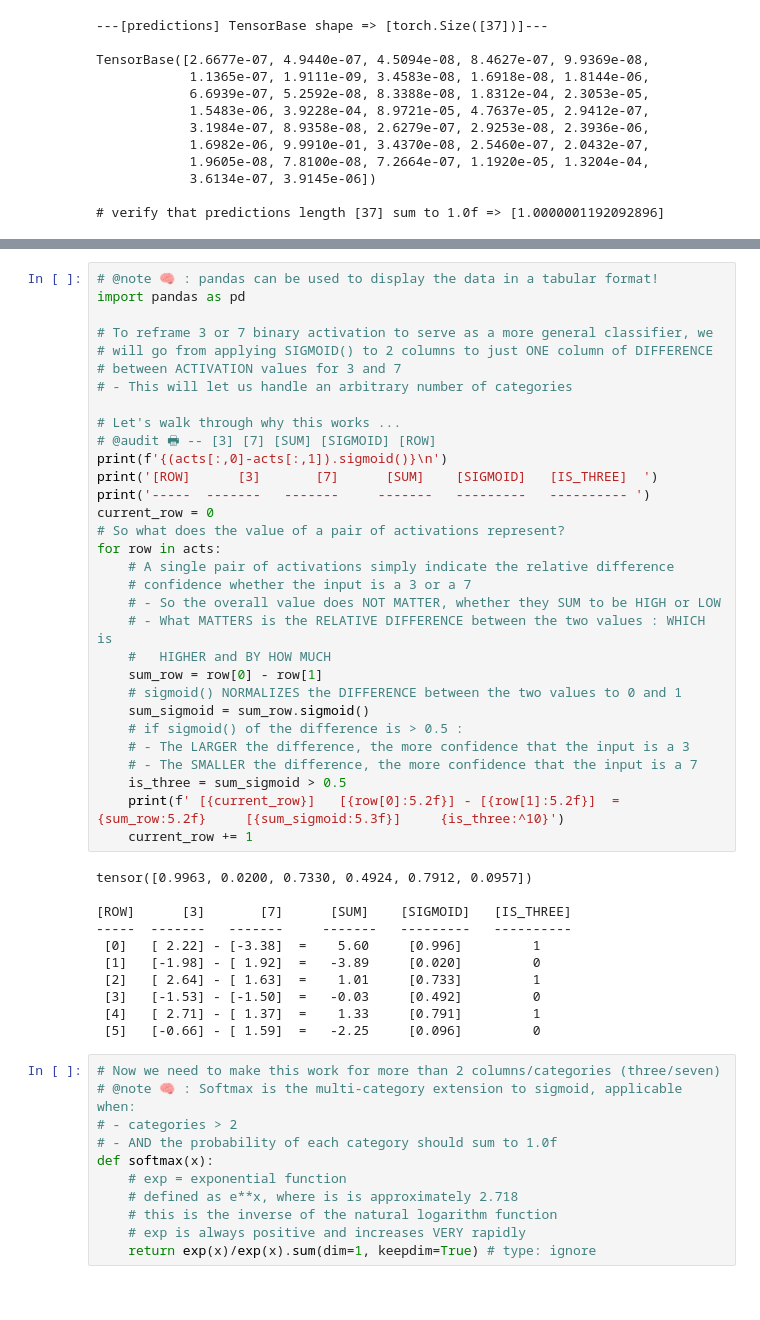
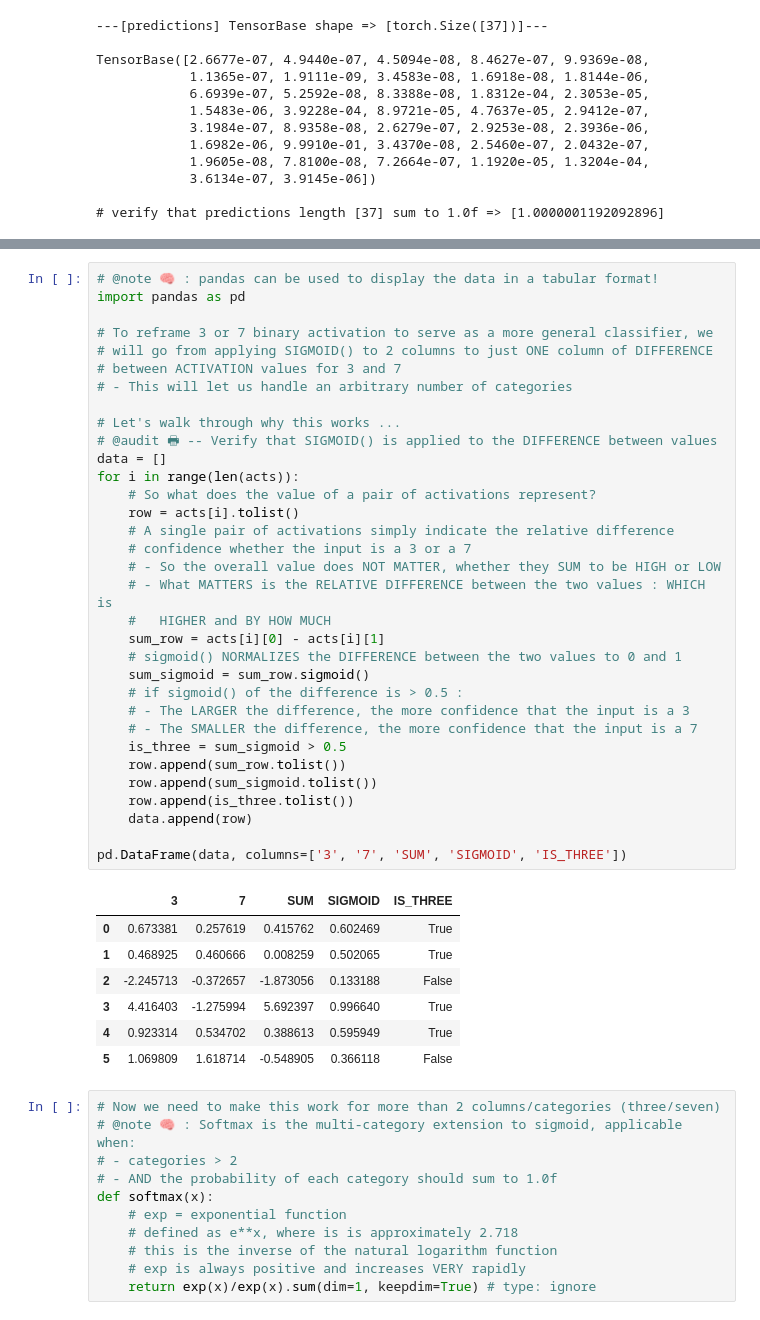
Before and after one commit to miketon/JupyterJeep, a Jupyter notebook: fastai_exercises/fast-ai-chapter05-image-classification.ipynb, the cells around one changed output, grey strips where cells are left out. Saved outputs shown, nothing was run; the diff lists cells and outputs as text.

```diff
--- a/fastai_exercises/fast-ai-chapter05-image-classification.ipynb
+++ b/fastai_exercises/fast-ai-chapter05-image-classification.ipynb
@@ -356,45 +356,44 @@ tensor([[0.9021, 0.0329],
 # %%
 # @note 🧠 : pandas can be used to display the data in a tabular format!
 import pandas as pd
 
 # To reframe 3 or 7 binary activation to serve as a more general classifier, we
 # will go from applying SIGMOID() to 2 columns to just ONE column of DIFFERENCE
 # between ACTIVATION values for 3 and 7
 # - This will let us handle an arbitrary number of categories
 
 # Let's walk through why this works ...
-# @audit 🖶 -- [3] [7] [SUM] [SIGMOID] [ROW]
-print(f'{(acts[:,0]-acts[:,1]).sigmoid()}\n')
-print('[ROW]      [3]       [7]      [SUM]    [SIGMOID]   [IS_THREE]  ')
-print('-----  -------   -------     -------   ---------   ---------- ')
-current_row = 0
-# So what does the value of a pair of activations represent?
-for row in acts:
+# @audit 🖶 -- Verify that SIGMOID() is applied to the DIFFERENCE between values
+data = []
+for i in range(len(acts)):
+    # So what does the value of a pair of activations represent?
+    row = acts[i].tolist()
     # A single pair of activations simply indicate the relative difference
     # confidence whether the input is a 3 or a 7
     # - So the overall value does NOT MATTER, whether they SUM to be HIGH or LOW
     # - What MATTERS is the RELATIVE DIFFERENCE between the two values : WHICH is
     #   HIGHER and BY HOW MUCH
-    sum_row = row[0] - row[1]
+    sum_row = acts[i][0] - acts[i][1]
     # sigmoid() NORMALIZES the DIFFERENCE between the two values to 0 and 1
     sum_sigmoid = sum_row.sigmoid()
     # if sigmoid() of the difference is > 0.5 :
     # - The LARGER the difference, the more confidence that the input is a 3
     # - The SMALLER the difference, the more confidence that the input is a 7
     is_three = sum_sigmoid > 0.5
-    print(f' [{current_row}]   [{row[0]:5.2f}] - [{row[1]:5.2f}]  =   {sum_row:5.2f}     [{sum_sigmoid:5.3f}]     {is_three:^10}')
-    current_row += 1
+    row.append(sum_row.tolist())
+    row.append(sum_sigmoid.tolist())
+    row.append(is_three.tolist())
+    data.append(row)
+
+pd.DataFrame(data, columns=['3', '7', 'SUM', 'SIGMOID', 'IS_THREE'])
 # %% [output]
-tensor([0.9963, 0.0200, 0.7330, 0.4924, 0.7912, 0.0957])
-
-[ROW]      [3]       [7]      [SUM]    [SIGMOID]   [IS_THREE]
------  -------   -------     -------   ---------   ----------
- [0]   [ 2.22] - [-3.38]  =    5.60     [0.996]         1
- [1]   [-1.98] - [ 1.92]  =   -3.89     [0.020]         0
- [2]   [ 2.64] - [ 1.63]  =    1.01     [0.733]         1
- [3]   [-1.53] - [-1.50]  =   -0.03     [0.492]         0
- [4]   [ 2.71] - [ 1.37]  =    1.33     [0.791]         1
- [5]   [-0.66] - [ 1.59]  =   -2.25     [0.096]         0
+|  | 3 | 7 | SUM | SIGMOID | IS_THREE |
+| 0 | 0.673381 | 0.257619 | 0.415762 | 0.602469 | True |
+| 1 | 0.468925 | 0.460666 | 0.008259 | 0.502065 | True |
+| 2 | -2.245713 | -0.372657 | -1.873056 | 0.133188 | False |
+| 3 | 4.416403 | -1.275994 | 5.692397 | 0.996640 | True |
+| 4 | 0.923314 | 0.534702 | 0.388613 | 0.595949 | True |
+| 5 | 1.069809 | 1.618714 | -0.548905 | 0.366118 | False |
 # %%
 # Now we need to make this work for more than 2 columns/categories (three/seven)
 # @note 🧠 : Softmax is the multi-category extension to sigmoid, applicable when:
```
Also changed, not shown: parts of 7 cells of this notebook.
